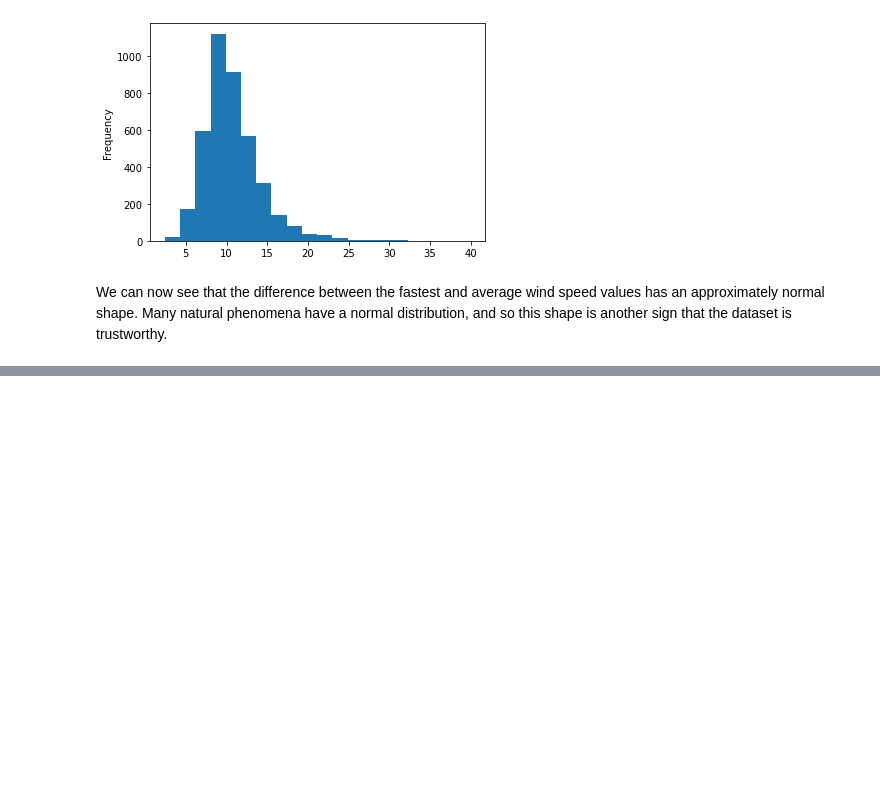
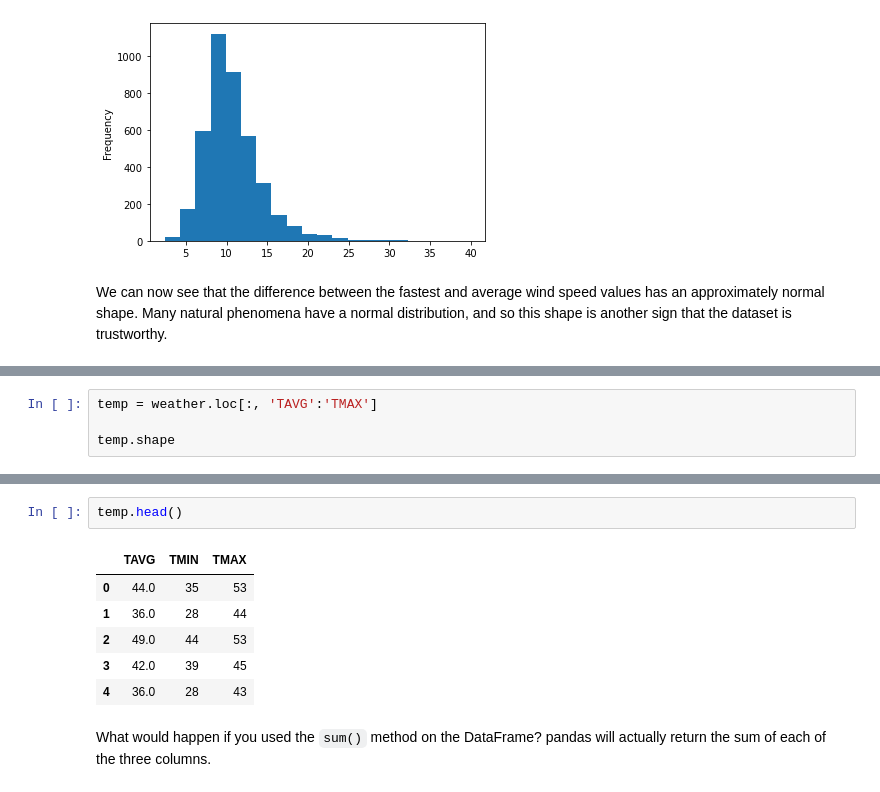
Before and after one commit to SketchQ/DataCamp_DataScience_Track, a Jupyter notebook: 17_Analyzing Police Activity with pandas/Chapter_4_Analyzing the effect of weather on policing.ipynb, the cells around one changed output, grey strips where cells are left out. Cells and saved outputs as stored; diff of their text form; blank space fills up the shorter version.

```diff
--- a/17_Analyzing Police Activity with pandas/Chapter_4_Analyzing the effect of weather on policing.ipynb
+++ b/17_Analyzing Police Activity with pandas/Chapter_4_Analyzing the effect of weather on policing.ipynb
@@ -121,0 +152,4 @@ We can now see that the difference between the fastest and average wind speed va
+# %%
+temp = weather.loc[:, 'TAVG':'TMAX']
+
+temp.shape
@@ -121,0 +166,11 @@ We can now see that the difference between the fastest and average wind speed va
+# %%
+temp.head()
+# %% [output]
+|  | TAVG | TMIN | TMAX |
+| 0 | 44.0 | 35 | 53 |
+| 1 | 36.0 | 28 | 44 |
+| 2 | 49.0 | 44 | 53 |
+| 3 | 42.0 | 39 | 45 |
+| 4 | 36.0 | 28 | 43 |
+# %% [markdown]
+What would happen if you used the ``sum()`` method on the DataFrame? pandas will actually return the sum of each of the three columns.
```
Also changed, not shown: parts of 30 cells of this notebook.
